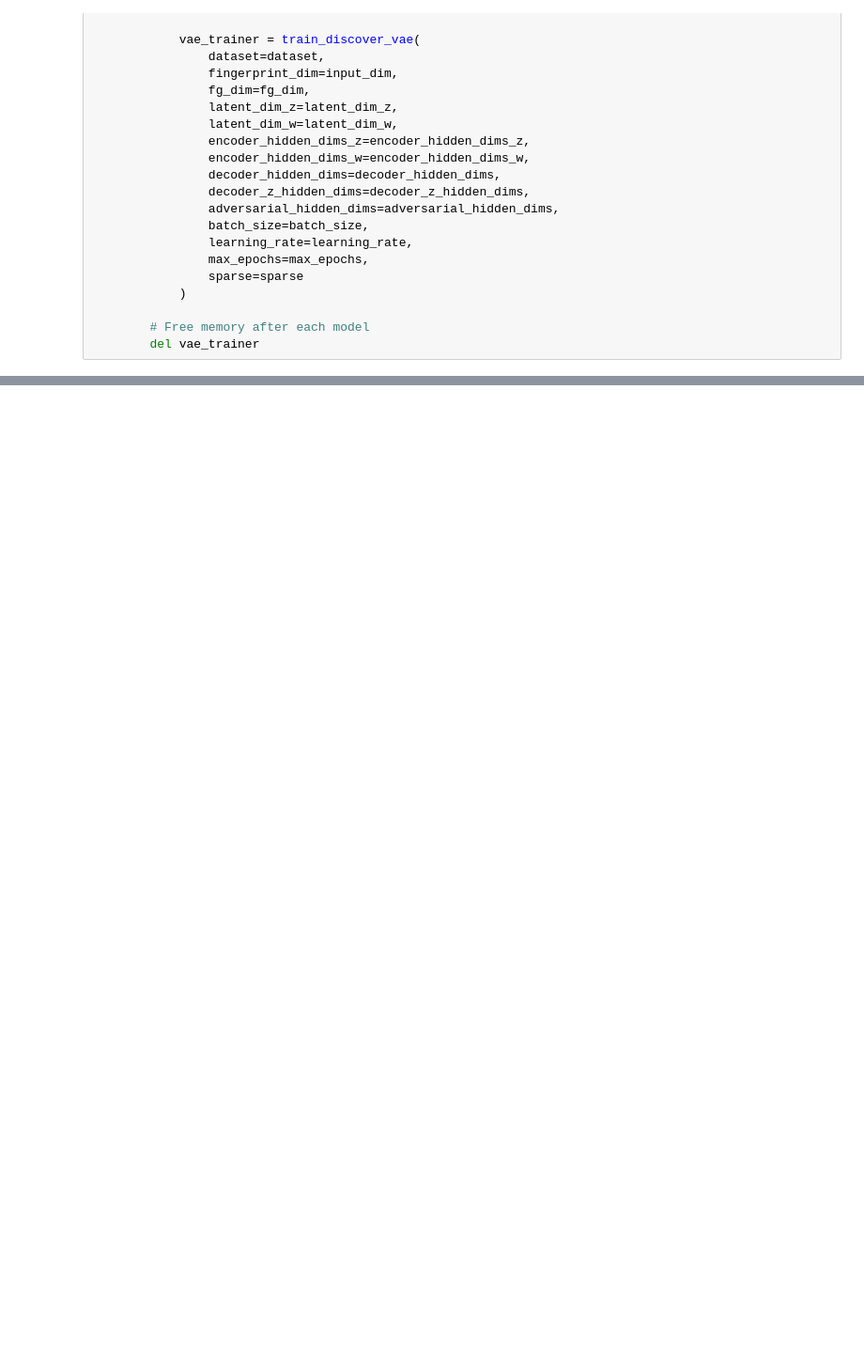
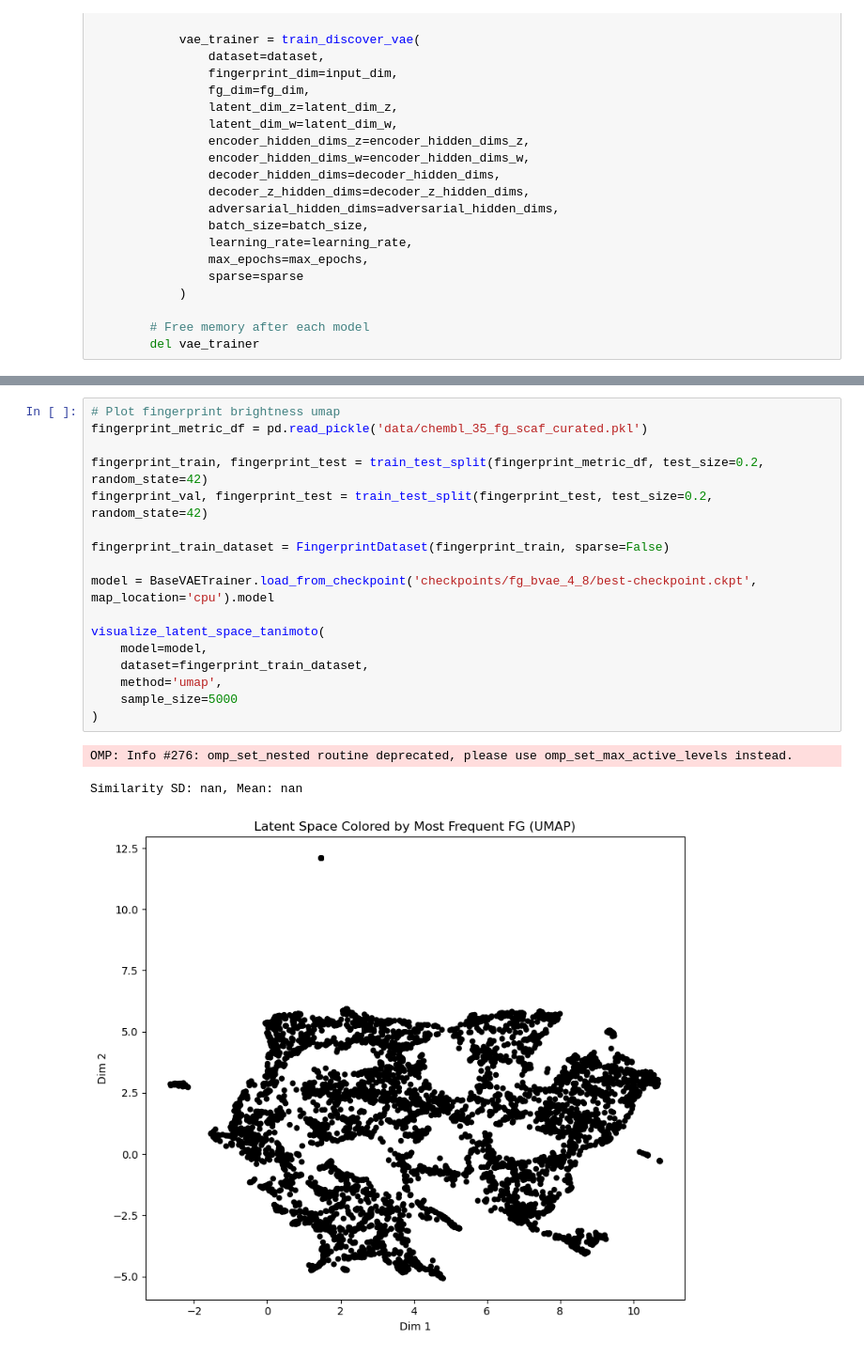
Before and after one commit to DamianRElkins/FG_VAE, a Jupyter notebook: vae_assessment.ipynb, the cells around one changed output, grey strips where cells are left out. Shown: that part at 94% size. Saved outputs shown, nothing was run; the diff lists cells and outputs as text; blank space fills up the shorter version.

```diff
--- a/vae_assessment.ipynb
+++ b/vae_assessment.ipynb
@@ -360,0 +454,21 @@ print(scores.mean())
+# %%
+# Plot fingerprint brightness umap
+fingerprint_metric_df = pd.read_pickle('data/chembl_35_fg_scaf_curated.pkl')
+
+fingerprint_train, fingerprint_test = train_test_split(fingerprint_metric_df, test_size=0.2, random_state=42)
+fingerprint_val, fingerprint_test = train_test_split(fingerprint_test, test_size=0.2, random_state=42)
+
+fingerprint_train_dataset = FingerprintDataset(fingerprint_train, sparse=False)
+
+model = BaseVAETrainer.load_from_checkpoint('checkpoints/fg_bvae_4_8/best-checkpoint.ckpt', map_location='cpu').model
+
+visualize_latent_space_tanimoto(
+    model=model,
+    dataset=fingerprint_train_dataset,
+    method='umap',
+    sample_size=5000
+)
+# %% [output]
+OMP: Info #276: omp_set_nested routine deprecated, please use omp_set_max_active_levels instead.
+Similarity SD: nan, Mean: nan
+[figure, added]
```
Also changed, not shown: parts of 13 cells of this notebook, 6 other files.
